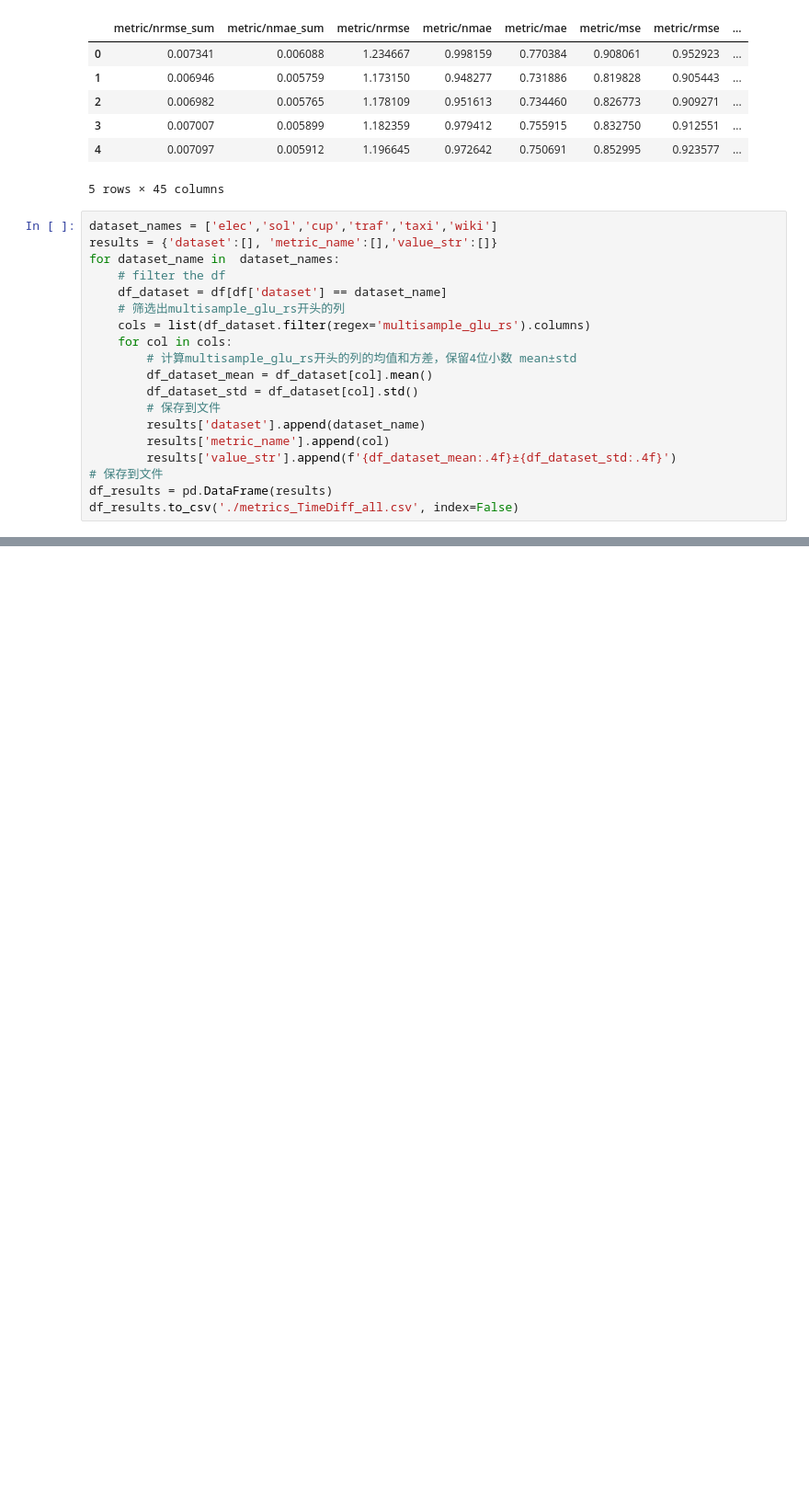
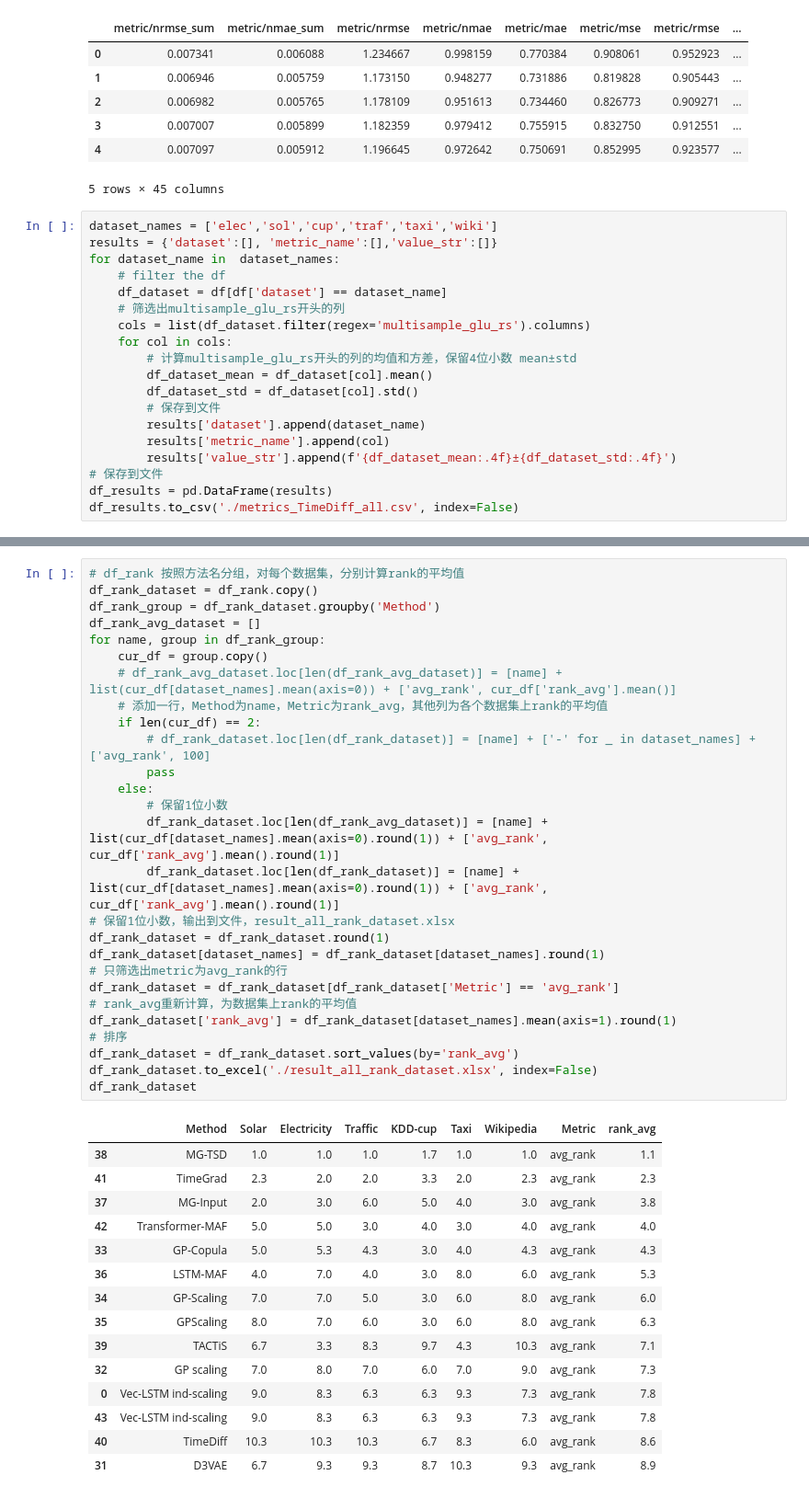
Before and after one commit to Hundredl/MG-TSD-BASELINE, a Jupyter notebook: result_analysis/analysis.ipynb, the cells around one changed output, grey strips where cells are left out. Shown at 92% size. Cells and saved outputs as stored; diff of their text form; blank space fills up the shorter version.

```diff
--- a/result_analysis/analysis.ipynb
+++ b/result_analysis/analysis.ipynb
@@ -40,0 +118,43 @@ df_results.to_csv('./metrics_TimeDiff_all.csv', index=False)
+# %%
+# df_rank 按照方法名分组，对每个数据集，分别计算rank的平均值
+df_rank_dataset = df_rank.copy()
+df_rank_group = df_rank_dataset.groupby('Method')
+df_rank_avg_dataset = []
+for name, group in df_rank_group:
+    cur_df = group.copy()
+    # df_rank_avg_dataset.loc[len(df_rank_avg_dataset)] = [name] + list(cur_df[dataset_names].mean(axis=0)) + ['avg_rank', cur_df['rank_avg'].mean()]
+    # 添加一行，Method为name，Metric为rank_avg，其他列为各个数据集上rank的平均值
+    if len(cur_df) == 2:
+        # df_rank_dataset.loc[len(df_rank_dataset)] = [name] + ['-' for _ in dataset_names] + ['avg_rank', 100]
+        pass
+    else:
+        # 保留1位小数
+        df_rank_dataset.loc[len(df_rank_avg_dataset)] = [name] + list(cur_df[dataset_names].mean(axis=0).round(1)) + ['avg_rank', cur_df['rank_avg'].mean().round(1)]
+        df_rank_dataset.loc[len(df_rank_dataset)] = [name] + list(cur_df[dataset_names].mean(axis=0).round(1)) + ['avg_rank', cur_df['rank_avg'].mean().round(1)]
+# 保留1位小数，输出到文件，result_all_rank_dataset.xlsx
+df_rank_dataset = df_rank_dataset.round(1)
+df_rank_dataset[dataset_names] = df_rank_dataset[dataset_names].round(1)
+# 只筛选出metric为avg_rank的行
+df_rank_dataset = df_rank_dataset[df_rank_dataset['Metric'] == 'avg_rank']
+# rank_avg重新计算，为数据集上rank的平均值
+df_rank_dataset['rank_avg'] = df_rank_dataset[dataset_names].mean(axis=1).round(1)
+# 排序
+df_rank_dataset = df_rank_dataset.sort_values(by='rank_avg')
+df_rank_dataset.to_excel('./result_all_rank_dataset.xlsx', index=False)
+df_rank_dataset
+# %% [output]
+|  | Method | Solar | Electricity | Traffic | KDD-cup | Taxi | Wikipedia | Metric | rank_avg |
+| 38 | MG-TSD | 1.0 | 1.0 | 1.0 | 1.7 | 1.0 | 1.0 | avg_rank | 1.1 |
+| 41 | TimeGrad | 2.3 | 2.0 | 2.0 | 3.3 | 2.0 | 2.3 | avg_rank | 2.3 |
+| 37 | MG-Input | 2.0 | 3.0 | 6.0 | 5.0 | 4.0 | 3.0 | avg_rank | 3.8 |
+| 42 | Transformer-MAF | 5.0 | 5.0 | 3.0 | 4.0 | 3.0 | 4.0 | avg_rank | 4.0 |
+| 33 | GP-Copula | 5.0 | 5.3 | 4.3 | 3.0 | 4.0 | 4.3 | avg_rank | 4.3 |
+| 36 | LSTM-MAF | 4.0 | 7.0 | 4.0 | 3.0 | 8.0 | 6.0 | avg_rank | 5.3 |
+| 34 | GP-Scaling | 7.0 | 7.0 | 5.0 | 3.0 | 6.0 | 8.0 | avg_rank | 6.0 |
+| 35 | GPScaling | 8.0 | 7.0 | 6.0 | 3.0 | 6.0 | 8.0 | avg_rank | 6.3 |
+| 39 | TACTiS | 6.7 | 3.3 | 8.3 | 9.7 | 4.3 | 10.3 | avg_rank | 7.1 |
+| 32 | GP scaling | 7.0 | 8.0 | 7.0 | 6.0 | 7.0 | 9.0 | avg_rank | 7.3 |
+| 0 | Vec-LSTM ind-scaling | 9.0 | 8.3 | 6.3 | 6.3 | 9.3 | 7.3 | avg_rank | 7.8 |
+| 43 | Vec-LSTM ind-scaling | 9.0 | 8.3 | 6.3 | 6.3 | 9.3 | 7.3 | avg_rank | 7.8 |
+| 40 | TimeDiff | 10.3 | 10.3 | 10.3 | 6.7 | 8.3 | 6.0 | avg_rank | 8.6 |
+| 31 | D3VAE | 6.7 | 9.3 | 9.3 | 8.7 | 10.3 | 9.3 | avg_rank | 8.9 |
```
Also changed, not shown: parts of 5 cells of this notebook, 5 other files.
